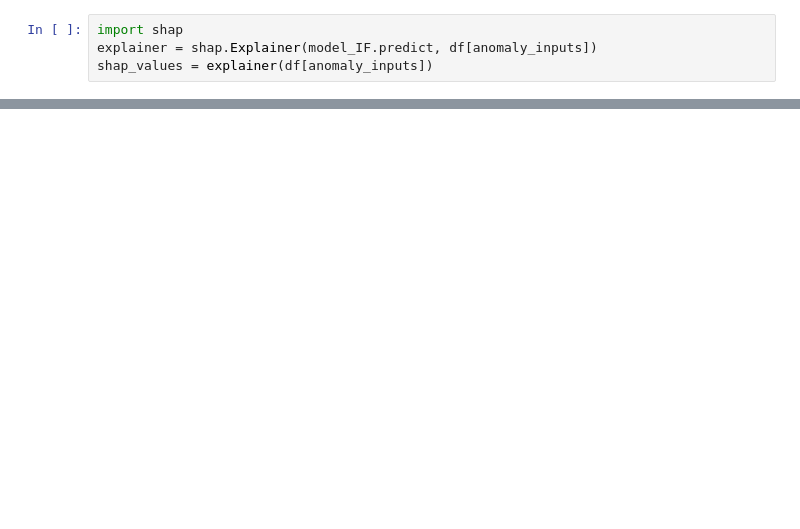
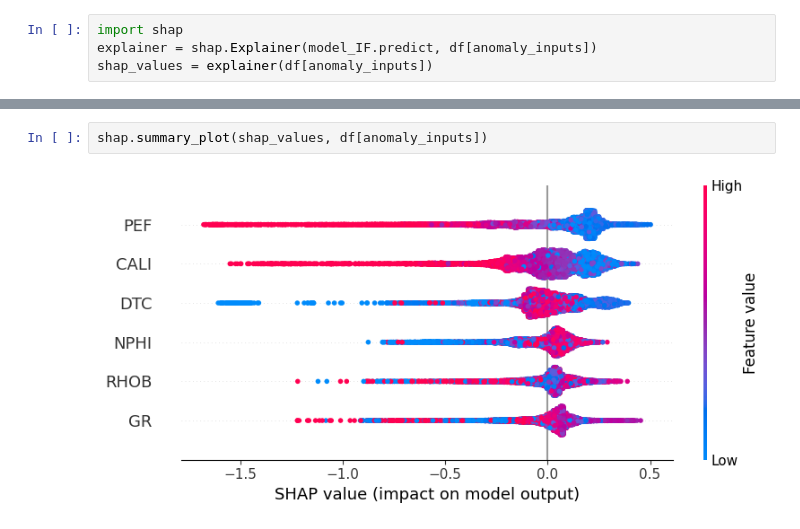
Before and after one commit to ganeshparsads/MLModels, a Jupyter notebook: IsolationForest.ipynb, the cells around one changed output, grey strips where cells are left out. Drawn from its saved outputs; the diff is of its cells as text; blank space fills up the shorter version.

```diff
--- a/IsolationForest.ipynb
+++ b/IsolationForest.ipynb
@@ -192,0 +224,4 @@ shap_values = explainer(df[anomaly_inputs])
+# %%
+shap.summary_plot(shap_values, df[anomaly_inputs])
+# %% [output]
+[figure, added]
```
Also changed, not shown: parts of 19 cells of this notebook.
